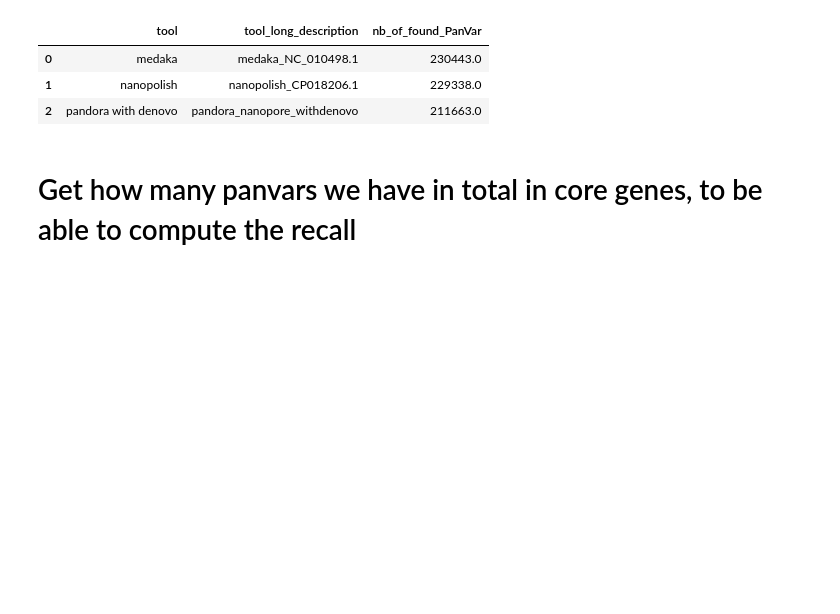
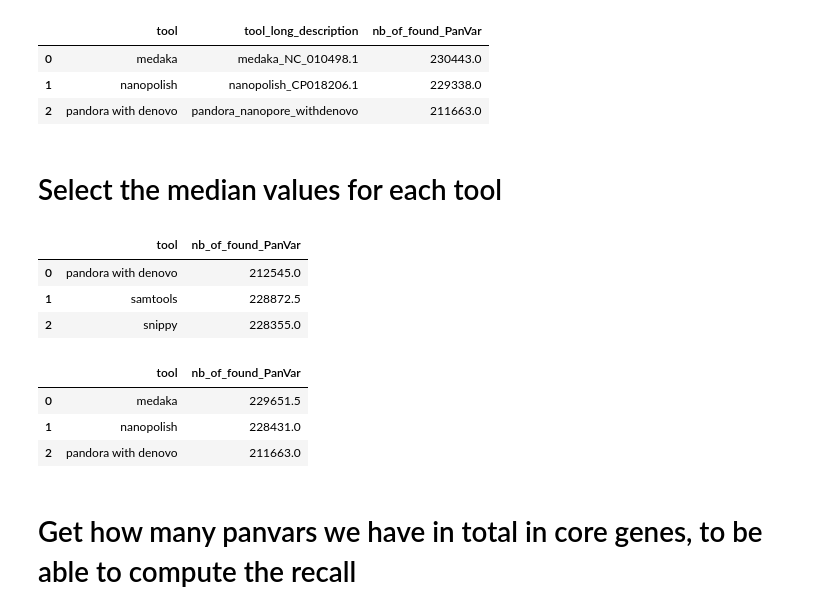
Before and after one commit to leoisl/paper_pandora2020_analyses, a Jupyter notebook: scripts/csv_to_paper_plots/recall_per_nb_of_samples/difference_of_panvars_found_in_rare_loci/difference_of_panvars_found_in_core_loci.ipynb, the cells around one changed output. Drawn from its saved outputs; the diff is of its cells as text; code cells hidden in the pictures; blank space fills up the shorter version.

```diff
--- a/scripts/csv_to_paper_plots/recall_per_nb_of_samples/difference_of_panvars_found_in_rare_loci/difference_of_panvars_found_in_core_loci.ipynb
+++ b/scripts/csv_to_paper_plots/recall_per_nb_of_samples/difference_of_panvars_found_in_rare_loci/difference_of_panvars_found_in_core_loci.ipynb
@@ -147,6 +147,30 @@ df_nanopore_best_values
 | 0 | medaka | medaka_NC_010498.1 | 230443.0 |
 | 1 | nanopolish | nanopolish_CP018206.1 | 229338.0 |
 | 2 | pandora with denovo | pandora_nanopore_withdenovo | 211663.0 |
+# %% [markdown]
+# Select the median values for each tool
+# %%
+df_illumina_median_values = \
+    df_illumina_core_genes_panvars_summed.sort_values(by=["nb_of_found_PanVar"], ascending=False).\
+    groupby(by=["tool"]).median()\
+    .reset_index()
+df_illumina_median_values
+# %% [output]
+|  | tool | nb_of_found_PanVar |
+| 0 | pandora with denovo | 212545.0 |
+| 1 | samtools | 228872.5 |
+| 2 | snippy | 228355.0 |
+# %%
+df_nanopore_median_values = \
+    df_nanopore_core_genes_panvars_summed.sort_values(by=["nb_of_found_PanVar"], ascending=False).\
+    groupby(by=["tool"]).median()\
+    .reset_index()
+df_nanopore_median_values
+# %% [output]
+|  | tool | nb_of_found_PanVar |
+| 0 | medaka | 229651.5 |
+| 1 | nanopolish | 228431.0 |
+| 2 | pandora with denovo | 211663.0 |
 # %% [markdown]
 # Get how many panvars we have in total in core genes, to be able to compute the recall
 # %%
```
Also changed, not shown: parts of 5 cells of this notebook, 1 other file.
